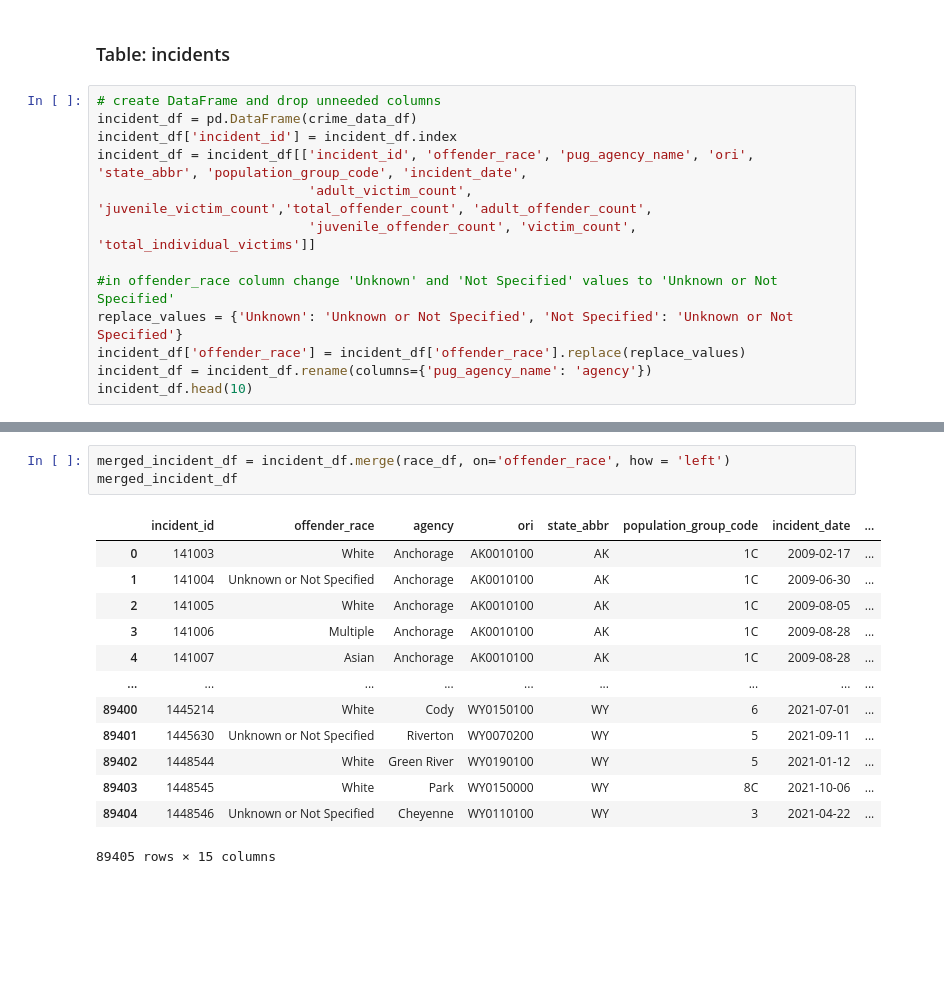
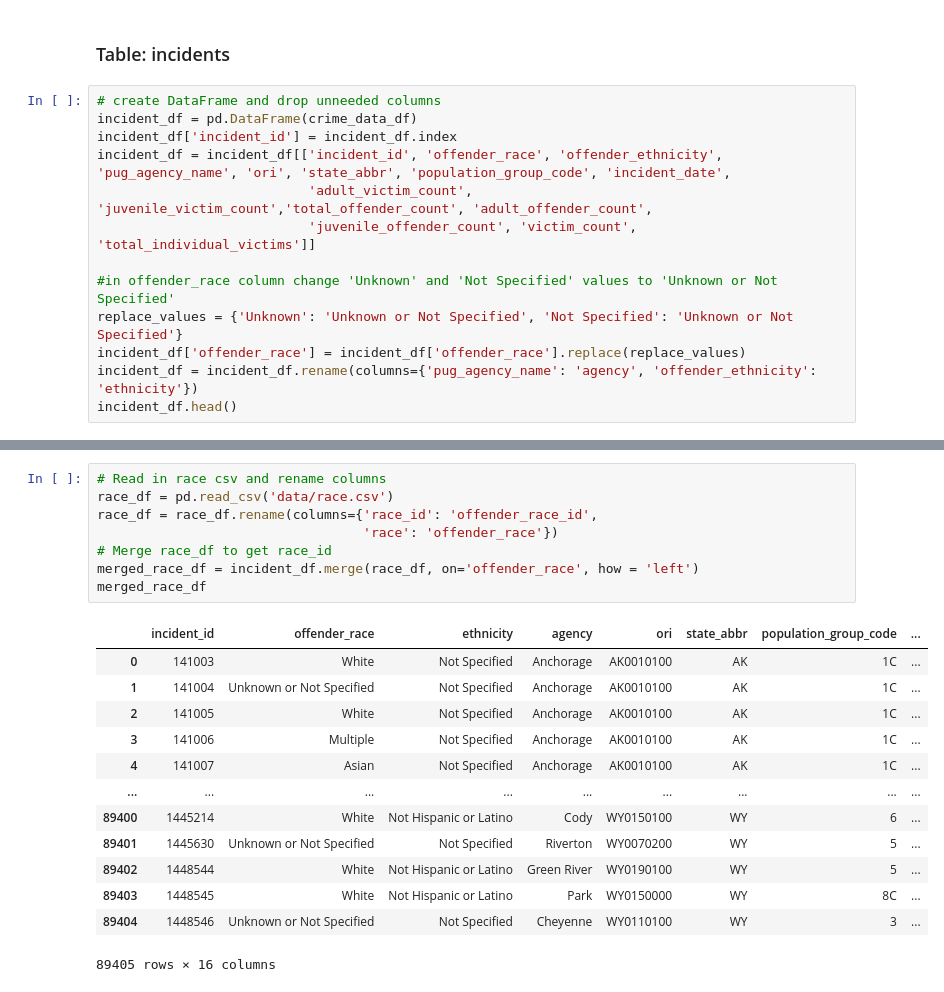
Before and after one commit to evacs/Project-3, a Jupyter notebook: etl/fbi_hate_crimes_data_matt.ipynb, the cells around one changed output, grey strips where cells are left out. Cells and saved outputs as stored; diff of their text form; blank space fills up the shorter version.

```diff
--- a/etl/fbi_hate_crimes_data_matt.ipynb
+++ b/etl/fbi_hate_crimes_data_matt.ipynb
@@ -373,13 +373,13 @@ Dataframe exported to csv
 # create DataFrame and drop unneeded columns
 incident_df = pd.DataFrame(crime_data_df)
 incident_df['incident_id'] = incident_df.index
-incident_df = incident_df[['incident_id', 'offender_race', 'pug_agency_name', 'ori', 'state_abbr', 'population_group_code', 'incident_date',
+incident_df = incident_df[['incident_id', 'offender_race', 'offender_ethnicity', 'pug_agency_name', 'ori', 'state_abbr', 'population_group_code', 'incident_date',
                            'adult_victim_count', 'juvenile_victim_count','total_offender_count', 'adult_offender_count',
                            'juvenile_offender_count', 'victim_count', 'total_individual_victims']]
 
 #in offender_race column change 'Unknown' and 'Not Specified' values to 'Unknown or Not Specified'
 replace_values = {'Unknown': 'Unknown or Not Specified', 'Not Specified': 'Unknown or Not Specified'}
 incident_df['offender_race'] = incident_df['offender_race'].replace(replace_values)
-incident_df = incident_df.rename(columns={'pug_agency_name': 'agency'})
-incident_df.head(10)
+incident_df = incident_df.rename(columns={'pug_agency_name': 'agency', 'offender_ethnicity': 'ethnicity'})
+incident_df.head()
 # %% [output]
@@ -413,17 +393,22 @@ race_df
 # %%
-merged_incident_df = incident_df.merge(race_df, on='offender_race', how = 'left')
-merged_incident_df
+# Read in race csv and rename columns
+race_df = pd.read_csv('data/race.csv')
+race_df = race_df.rename(columns={'race_id': 'offender_race_id',
+                                  'race': 'offender_race'})
+# Merge race_df to get race_id
+merged_race_df = incident_df.merge(race_df, on='offender_race', how = 'left')
+merged_race_df
 # %% [output]
-|  | incident_id | offender_race | agency | ori | state_abbr | population_group_code | incident_date | ... |
-| 0 | 141003 | White | Anchorage | AK0010100 | AK | 1C | 2009-02-17 | ... |
-| 1 | 141004 | Unknown or Not Specified | Anchorage | AK0010100 | AK | 1C | 2009-06-30 | ... |
-| 2 | 141005 | White | Anchorage | AK0010100 | AK | 1C | 2009-08-05 | ... |
-| 3 | 141006 | Multiple | Anchorage | AK0010100 | AK | 1C | 2009-08-28 | ... |
-| 4 | 141007 | Asian | Anchorage | AK0010100 | AK | 1C | 2009-08-28 | ... |
+|  | incident_id | offender_race | ethnicity | agency | ori | state_abbr | population_group_code | ... |
+| 0 | 141003 | White | Not Specified | Anchorage | AK0010100 | AK | 1C | ... |
+| 1 | 141004 | Unknown or Not Specified | Not Specified | Anchorage | AK0010100 | AK | 1C | ... |
+| 2 | 141005 | White | Not Specified | Anchorage | AK0010100 | AK | 1C | ... |
+| 3 | 141006 | Multiple | Not Specified | Anchorage | AK0010100 | AK | 1C | ... |
+| 4 | 141007 | Asian | Not Specified | Anchorage | AK0010100 | AK | 1C | ... |
 | ... | ... | ... | ... | ... | ... | ... | ... | ... |
-| 89400 | 1445214 | White | Cody | WY0150100 | WY | 6 | 2021-07-01 | ... |
-| 89401 | 1445630 | Unknown or Not Specified | Riverton | WY0070200 | WY | 5 | 2021-09-11 | ... |
-| 89402 | 1448544 | White | Green River | WY0190100 | WY | 5 | 2021-01-12 | ... |
-| 89403 | 1448545 | White | Park | WY0150000 | WY | 8C | 2021-10-06 | ... |
-| 89404 | 1448546 | Unknown or Not Specified | Cheyenne | WY0110100 | WY | 3 | 2021-04-22 | ... |
+| 89400 | 1445214 | White | Not Hispanic or Latino | Cody | WY0150100 | WY | 6 | ... |
+| 89401 | 1445630 | Unknown or Not Specified | Not Specified | Riverton | WY0070200 | WY | 5 | ... |
+| 89402 | 1448544 | White | Not Hispanic or Latino | Green River | WY0190100 | WY | 5 | ... |
+| 89403 | 1448545 | White | Not Hispanic or Latino | Park | WY0150000 | WY | 8C | ... |
+| 89404 | 1448546 | Unknown or Not Specified | Not Specified | Cheyenne | WY0110100 | WY | 3 | ... |
-89405 rows × 15 columns
+89405 rows × 16 columns
```
Also changed, not shown: parts of 8 cells of this notebook, 1 other file.
